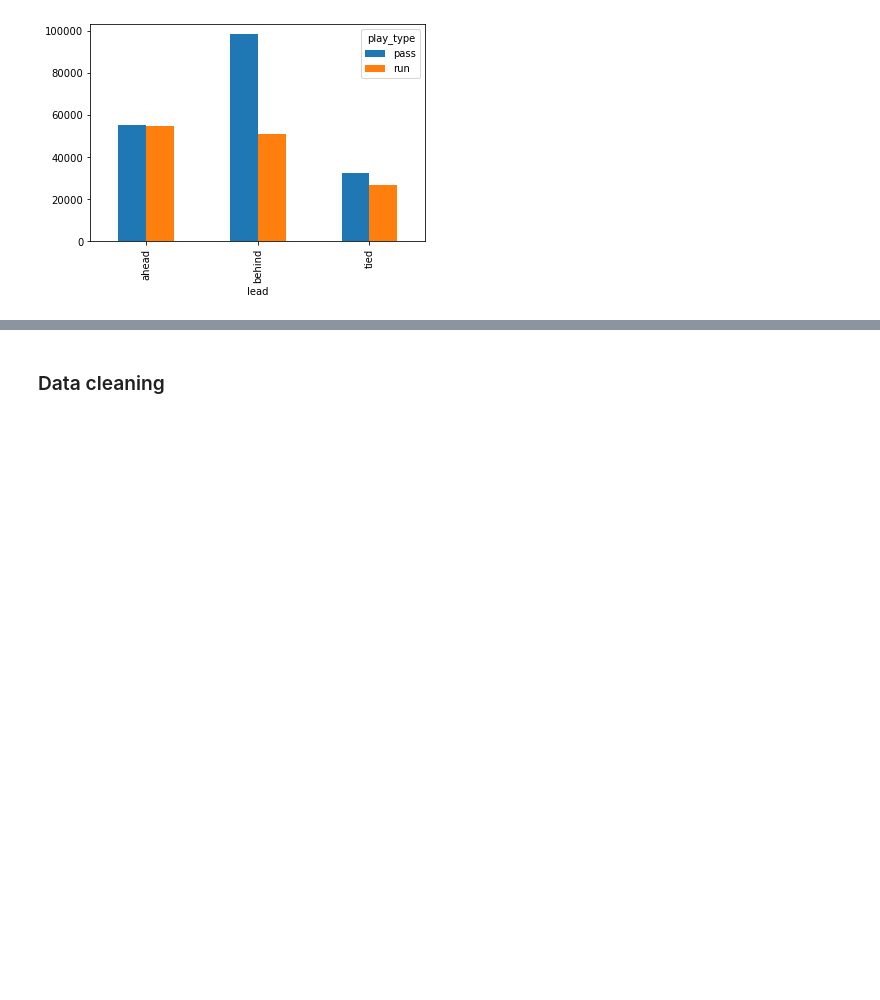
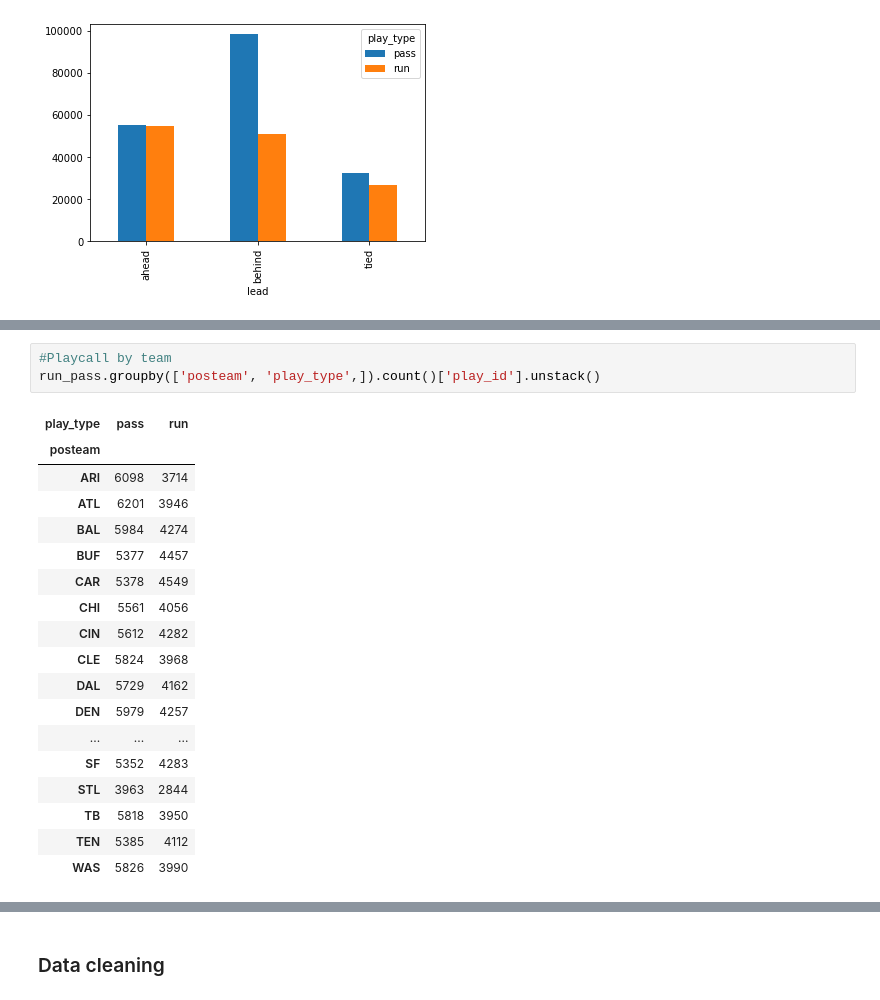
Before and after one commit to jhodgens17/nfl-run-or-pass, a Jupyter notebook: NFL Notebook.ipynb, the cells around one changed output, grey strips where cells are left out. Saved outputs shown, nothing was run; the diff lists cells and outputs as text; blank space fills up the shorter version.

```diff
--- a/NFL Notebook.ipynb
+++ b/NFL Notebook.ipynb
@@ -191,0 +240,22 @@ run_pass.groupby(['lead', 'play_type',]).count()['play_id'].unstack().plot.bar()
+# %%
+#Playcall by team
+run_pass.groupby(['posteam', 'play_type',]).count()['play_id'].unstack()
+# %% [output]
+| play_type | pass | run |
+| posteam |  |  |
+| ARI | 6098 | 3714 |
+| ATL | 6201 | 3946 |
+| BAL | 5984 | 4274 |
+| BUF | 5377 | 4457 |
+| CAR | 5378 | 4549 |
+| CHI | 5561 | 4056 |
+| CIN | 5612 | 4282 |
+| CLE | 5824 | 3968 |
+| DAL | 5729 | 4162 |
+| DEN | 5979 | 4257 |
+| ... | ... | ... |
+| SF | 5352 | 4283 |
+| STL | 3963 | 2844 |
+| TB | 5818 | 3950 |
+| TEN | 5385 | 4112 |
+| WAS | 5826 | 3990 |
```
Also changed, not shown: parts of 27 cells of this notebook.
